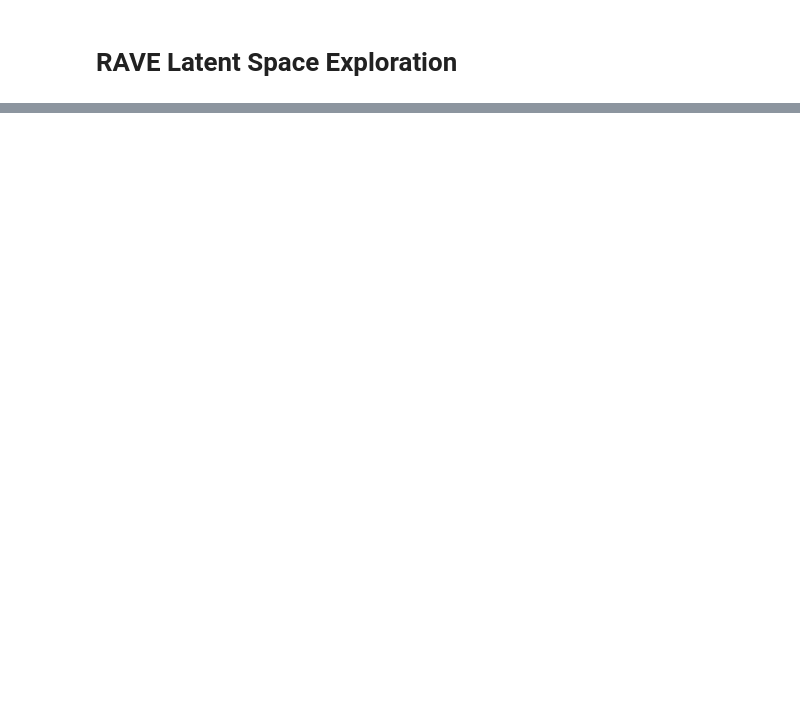
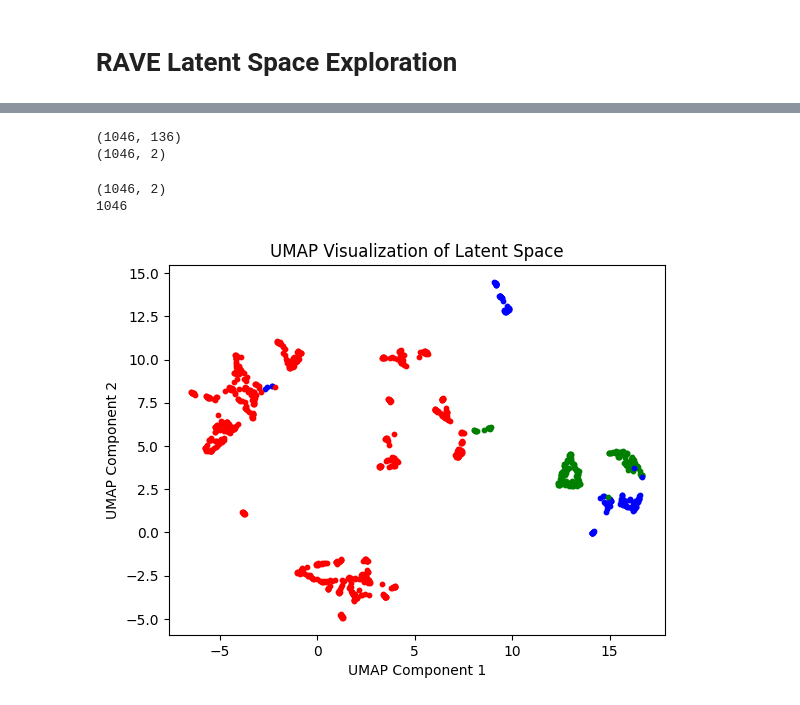
Before and after one commit to asantos-6/RAVERs, a Jupyter notebook: notebooks/RAVE Latent Space exploration.ipynb, the cells around one changed output, grey strips where cells are left out. Drawn from its saved outputs; the diff is of its cells as text; code cells hidden in the pictures; blank space fills up the shorter version.

Commit message:
Added latent space visualization with UMAP

```diff
--- a/notebooks/RAVE Latent Space exploration.ipynb
+++ b/notebooks/RAVE Latent Space exploration.ipynb
@@ -63,8 +87,8 @@ def trim_audio(audio, sr, ti, tf, mono=True):
 #song = "michael_jackson"
 #song = "qotsa"
 ##song = "queen"
-#song = "slowj"
-song = "strokes"
+song = "slowj"
+#song = "strokes"
 #song = "white_stripes"
 
 trim = True
@@ -72,6 +96,6 @@ trim = True
 trim_interval = None
 # choose the interval in which you want to trim the audio (in seconds)
 if trim:
-    trim_interval = (115, 122)
+    trim_interval = (15, 17)
 # %%
 tapped_path = tapped_dict[song]
@@ -91,0 +282,45 @@ waveform_tensor = torch.squeeze(x_hat, 0)
+# %%
+import umap
+
+# Reshape each tensor to a 1D array while preserving temporal order
+flattened_tensors = [tensor.flatten() for tensor in kick_latents]
+
+# Stack the flattened tensors into a 2D array
+data_matrix = np.vstack(flattened_tensors)
+print(data_matrix.shape)
+
+# Apply UMAP
+n_components = 2
+umap_model = umap.UMAP(n_components=n_components)
+umap_result = umap_model.fit_transform(data_matrix)
+
+# Convert PyTorch tensor to NumPy array if needed
+#latent_space_data = latent_space_numpy.numpy()
+
+# Specify the number of components (output dimensions)
+#n_components = 2
+
+# Apply UMAP
+#reducer = umap.UMAP()
+#umap_result = reducer.fit_transform(latent_space_data)
+print(umap_result.shape)
+# %% [output]
+(1046, 136)
+(1046, 2)
+# %%
+def remove_common_part(file_names):
+    # Find the common prefix
+    common_prefix = os.path.commonprefix(file_names)
+
+    # Find the common suffix (if needed)
+    common_suffix = os.path.commonprefix([name[::-1] for name in file_names])[::-1]
+
+    # Remove the common part from each file name
+    modified_file_names = [name[len(common_prefix):] for name in file_names]
+
+    return modified_file_names
+
+
+modified_file_names = remove_common_part(kick_filtered_files)
+
+#print("Modified file names:", modified_file_names)
@@ -91,0 +330,23 @@ waveform_tensor = torch.squeeze(x_hat, 0)
+# %%
+import matplotlib.pyplot as plt
+
+# Visualize the UMAP result
+for i, file_name in enumerate(modified_file_names):
+    if "BD" in file_name:
+        color = 'red'
+    elif "SD" in file_name:
+        color = 'green'
+    else:
+        color = 'blue'
+    plt.scatter(umap_result[i, 0], umap_result[i, 1], c=color, marker='o', s=10)
+print(umap_result.shape)
+print(len(modified_file_names))
+
+plt.title('UMAP Visualization of Latent Space')
+plt.xlabel('UMAP Component 1')
+plt.ylabel('UMAP Component 2')
+plt.show()
+# %% [output]
+(1046, 2)
+1046
+[figure, added]
```
Also changed, not shown: parts of 17 cells of this notebook.
